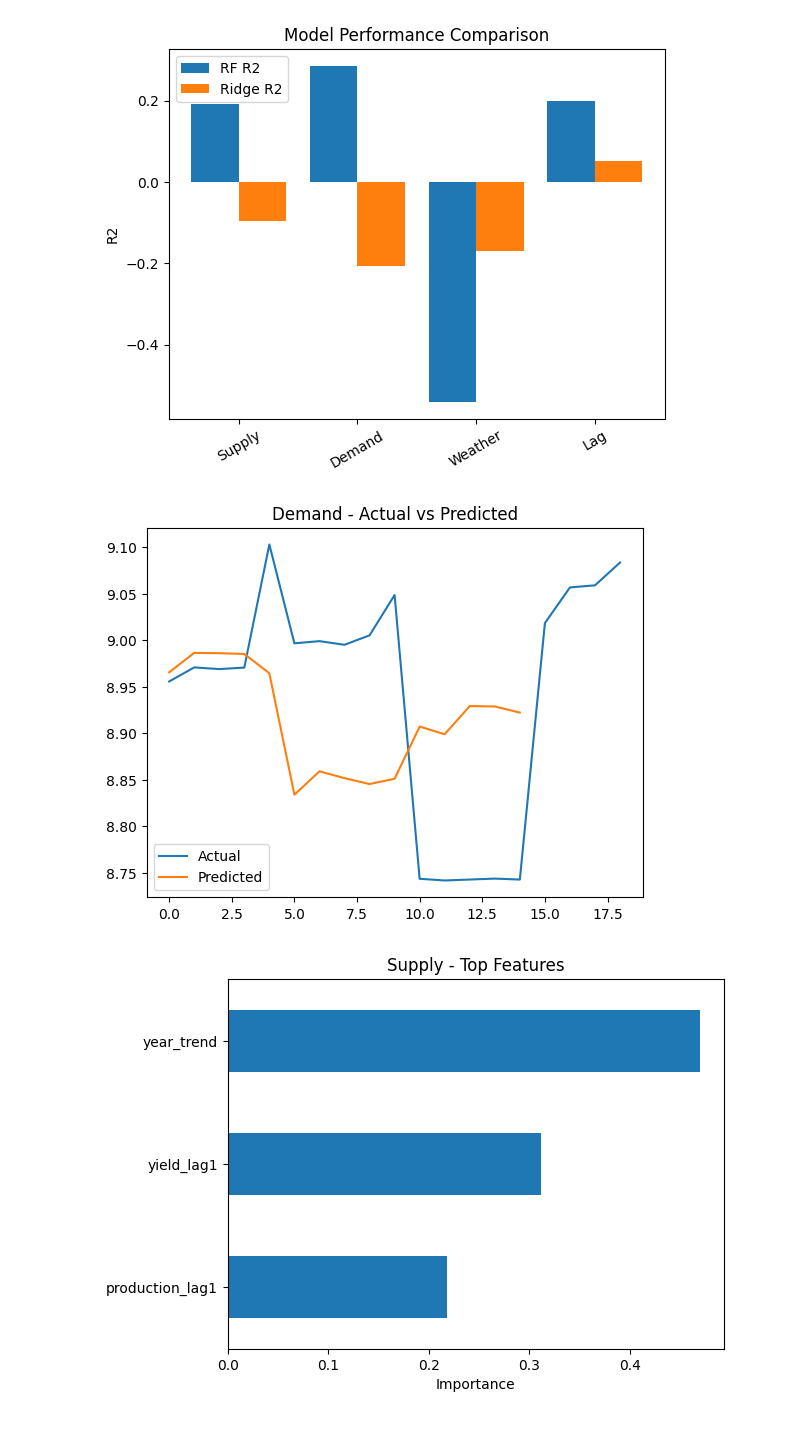
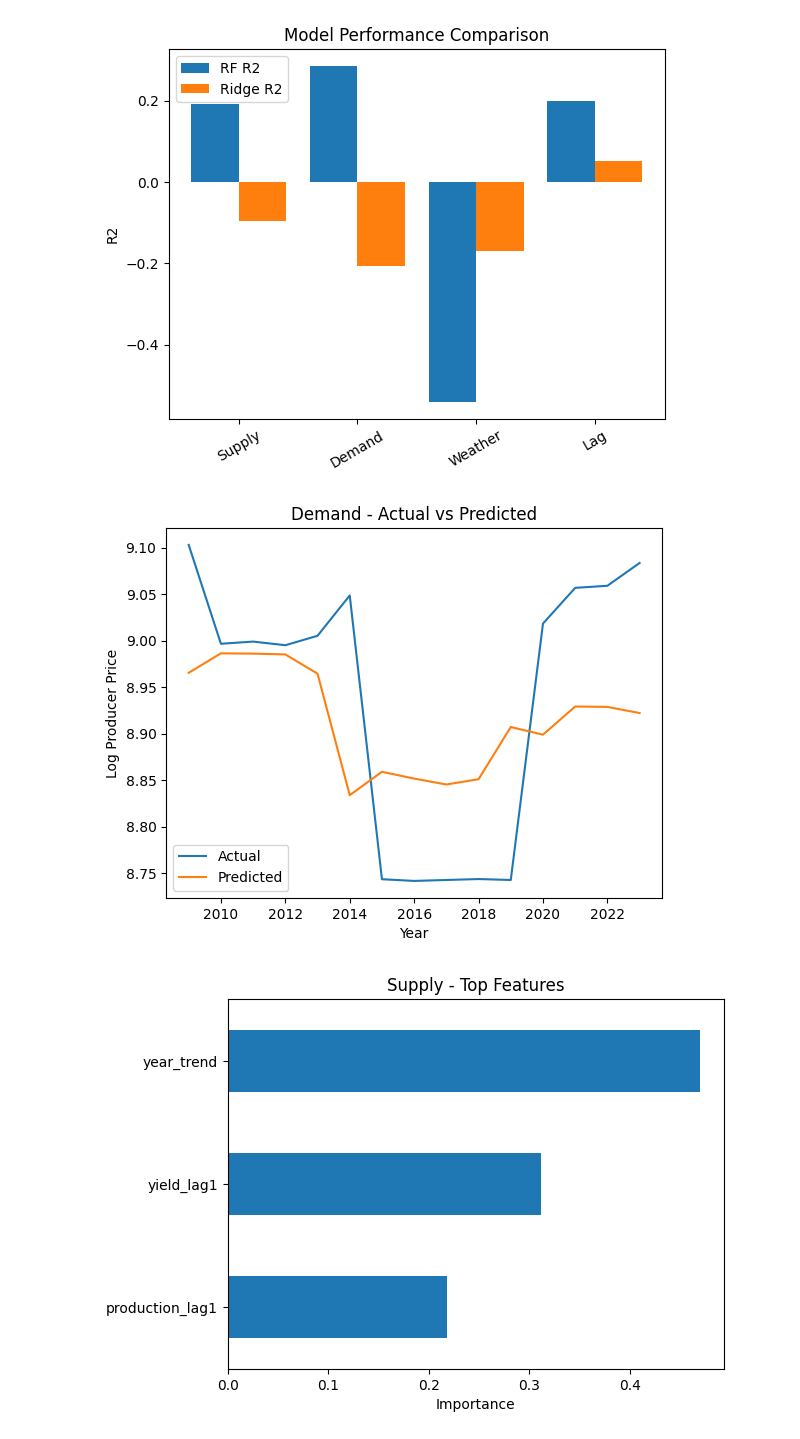
Before and after one commit to cankurt-netizen/DSA210-PROJECT, a Jupyter notebook: ML.ipynb, the cells around one changed output. Drawn from its saved outputs; the diff is of its cells as text; code cells hidden in the pictures.

```diff
--- a/ML.ipynb
+++ b/ML.ipynb
@@ -284,17 +284,24 @@ plt.show()
 # %%
 best_model = max(results, key=lambda x: results[x]["rf_r2"])
 
 y_actual = master_model[TARGET].values
 y_pred = results[best_model]["rf_preds"]
 
+years = master_model.index[-len(y_pred):]
+y_actual = y_actual[-len(y_pred):]
+
 plt.figure()
-plt.plot(y_actual, label="Actual")
-plt.plot(y_pred, label="Predicted")
+plt.plot(years, y_actual, label="Actual")
+plt.plot(years, y_pred, label="Predicted")
+
 plt.title(f"{best_model} - Actual vs Predicted")
+plt.xlabel("Year")
+plt.ylabel("Log Producer Price")
+
 plt.legend()
 plt.show()
 # %% [output]
-[figure, old version]
+[figure, new version]
 # %%
 for model_name, res in results.items():
     res["rf_importance"].sort_values().plot(kind="barh")
```
